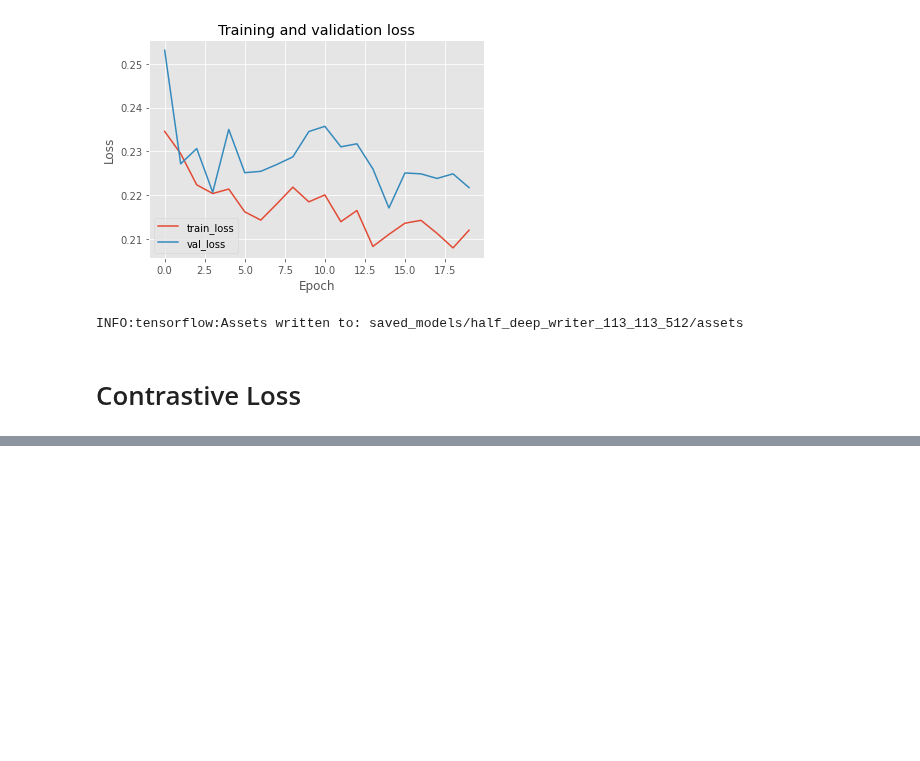
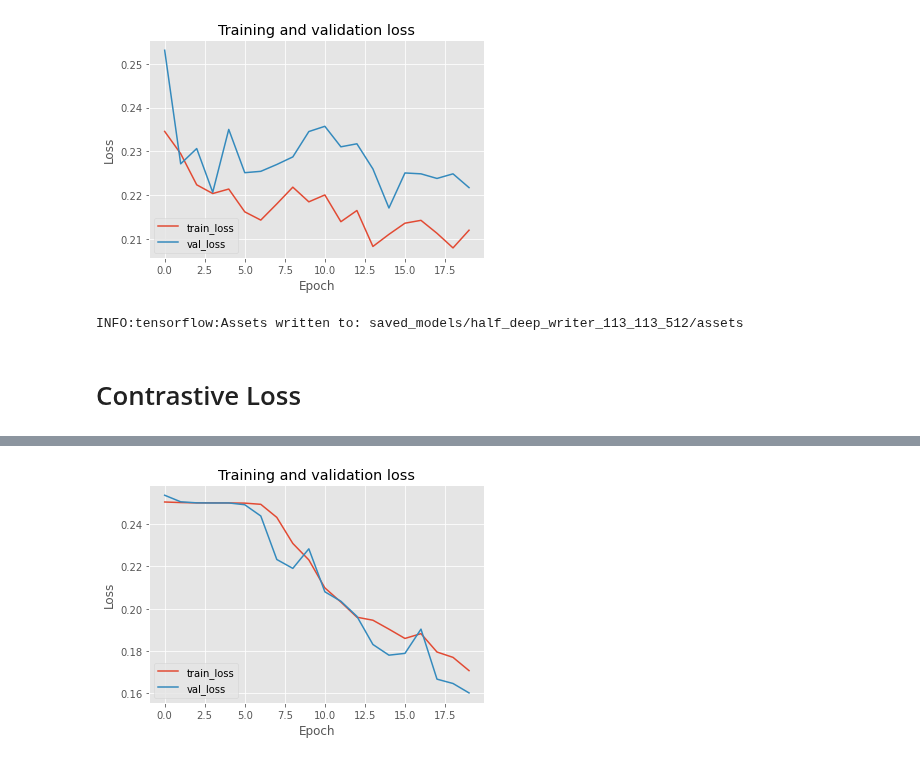
Before and after one commit to schauppi/HTSR_Handwritten_Text_Similarity_Recognition, a Jupyter notebook: half_deep_writer.ipynb, the cells around one changed output, grey strips where cells are left out. Saved outputs shown, nothing was run; the diff lists cells and outputs as text; code cells hidden in the pictures; blank space fills up the shorter version.

```diff
--- a/half_deep_writer.ipynb
+++ b/half_deep_writer.ipynb
@@ -954,0 +985,2 @@ plot_triplet_training(history_siamese_224_224_3_128_cl)
+# %%
+history_siamese_224_224_3_512_cl, siamese_224_224_3_512_cl = create_siamese_model_contrastive_loss(224,224, 512, train_dataset, val_dataset, 20)
@@ -954,0 +1005,4 @@ plot_triplet_training(history_siamese_224_224_3_128_cl)
+# %%
+plot_triplet_training(history_siamese_224_224_3_512_cl)
+# %% [output]
+[figure, added]
```
Also changed, not shown: parts of 36 cells of this notebook.
